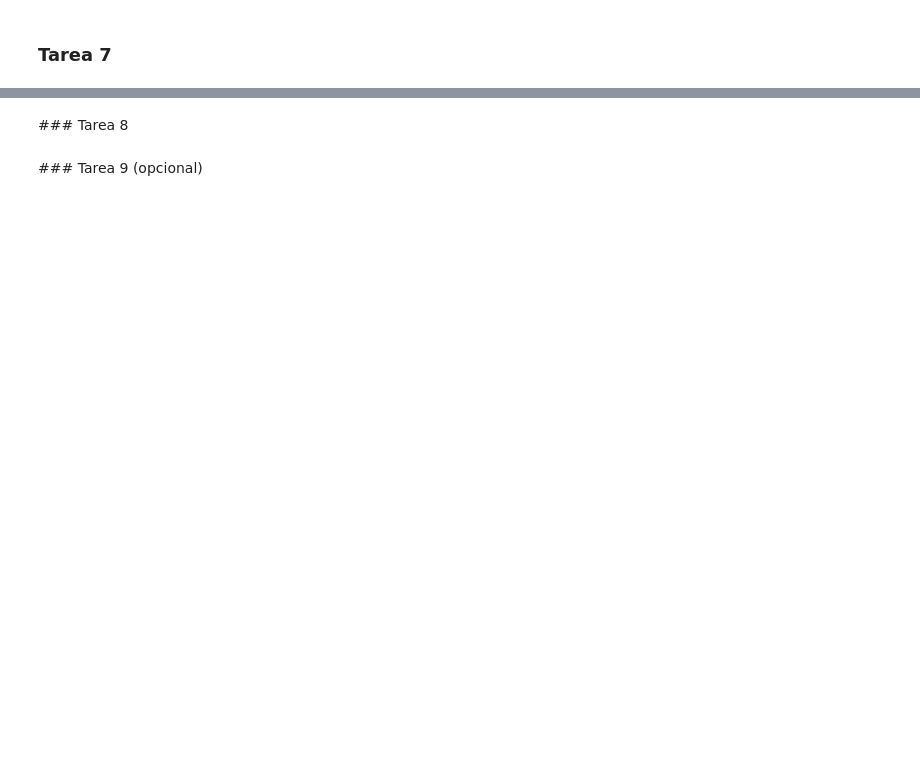
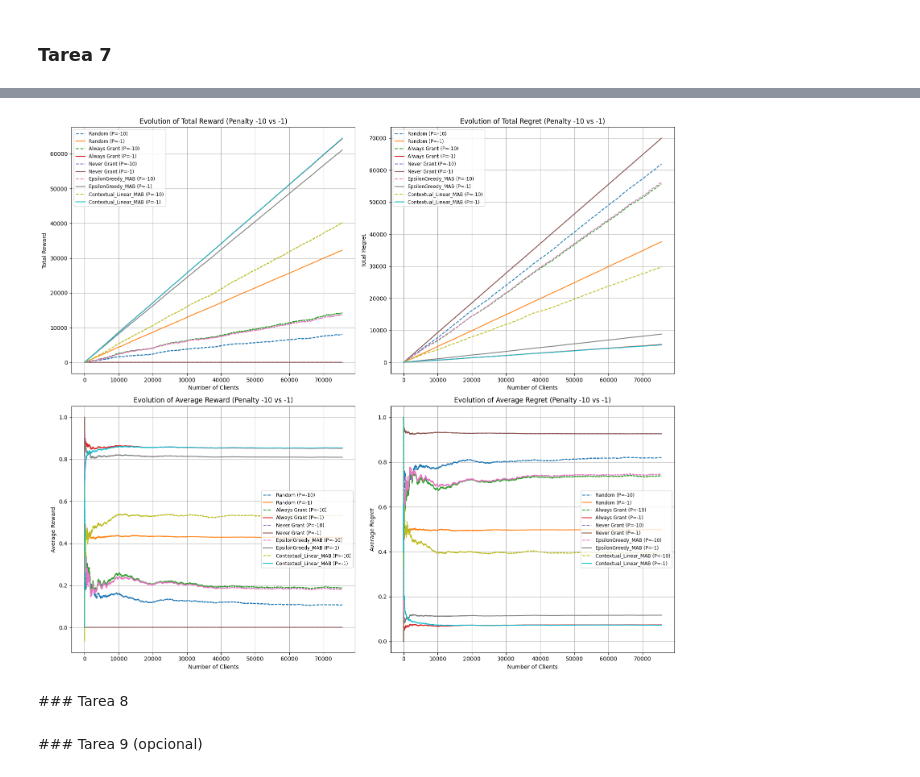
Before and after one commit to RafaDom02/AR, a Jupyter notebook: P2/práctica_2.ipynb, the cells around one changed output, grey strips where cells are left out. Saved outputs shown, nothing was run; the diff lists cells and outputs as text; code cells hidden in the pictures; blank space fills up the shorter version.

```diff
--- a/P2/práctica_2.ipynb
+++ b/P2/práctica_2.ipynb
@@ -1007,0 +1139,90 @@ class clientes_v2:
+# %%
+print(f"--- Gráficas Comparativas (Penalización -10 vs {new_penalty}) ---")
+
+# Ensure N_train is defined (it should be from previous cells)
+if 'N_train' not in globals():
+    N_train = len(df_train)
+iterations = range(1, N_train + 1)
+
+# List of algorithm names as keys in the results dictionaries
+# Ensure these names match exactly what was used when storing results
+algo_names = ["Random", "Always Grant", "Never Grant", "EpsilonGreedy_MAB", "Contextual_Linear_MAB"]
+
+plt.figure(figsize=(16, 14)) # Adjusted figure size for better readability
+
+# --- Plot 1: Total Reward Evolution ---
+plt.subplot(2, 2, 1)
+for algo_name in algo_names:
+    if algo_name in results and algo_name in results_penalty_1:
+        plt.plot(iterations, results[algo_name]["total_rewards"], label=f"{algo_name} (P=-10)", linestyle='--')
+        plt.plot(iterations, results_penalty_1[algo_name]["total_rewards"], label=f"{algo_name} (P=-1)")
+    elif algo_name in results: # If only original exists for some reason
+        plt.plot(iterations, results[algo_name]["total_rewards"], label=f"{algo_name} (P=-10)", linestyle='--')
+    elif algo_name in results_penalty_1: # If only new penalty exists
+        plt.plot(iterations, results_penalty_1[algo_name]["total_rewards"], label=f"{algo_name} (P=-1)")
+plt.xlabel("Number of Clients")
+plt.ylabel("Total Reward")
+plt.title(f"Evolution of Total Reward (Penalty -10 vs {new_penalty})")
+plt.legend(fontsize='small')
+plt.grid(True)
+
+# --- Plot 2: Total Regret Evolution ---
+plt.subplot(2, 2, 2)
+for algo_name in algo_names:
+    if algo_name in results and algo_name in results_penalty_1:
+        plt.plot(iterations, results[algo_name]["total_regrets"], label=f"{algo_name} (P=-10)", linestyle='--')
+        plt.plot(iterations, results_penalty_1[algo_name]["total_regrets"], label=f"{algo_name} (P=-1)")
+    elif algo_name in results:
+        plt.plot(iterations, results[algo_name]["total_regrets"], label=f"{algo_name} (P=-10)", linestyle='--')
+    elif algo_name in results_penalty_1:
+        plt.plot(iterations, results_penalty_1[algo_name]["total_regrets"], label=f"{algo_name} (P=-1)")
+plt.xlabel("Number of Clients")
+plt.ylabel("Total Regret")
+plt.title(f"Evolution of Total Regret (Penalty -10 vs {new_penalty})")
+plt.legend(fontsize='small')
+plt.grid(True)
+
+# --- Plot 3: Average Reward Evolution ---
+plt.subplot(2, 2, 3)
+for algo_name in algo_names:
+    if algo_name in results and algo_name in results_penalty_1:
+        avg_rewards_orig = [r / i for i, r in zip(iterations, results[algo_name]["total_rewards"])]
+        avg_rewards_new_penalty = [r / i for i, r in zip(iterations, results_penalty_1[algo_name]["total_rewards"])]
+        plt.plot(iterations, avg_rewards_orig, label=f"{algo_name} (P=-10)", linestyle='--')
+        plt.plot(iterations, avg_rewards_new_penalty, label=f"{algo_name} (P=-1)")
+    elif algo_name in results:
+        avg_rewards_orig = [r / i for i, r in zip(iterations, results[algo_name]["total_rewards"])]
+        plt.plot(iterations, avg_rewards_orig, label=f"{algo_name} (P=-10)", linestyle='--')
+    elif algo_name in results_penalty_1:
+        avg_rewards_new_penalty = [r / i for i, r in zip(iterations, results_penalty_1[algo_name]["total_rewards"])]
+        plt.plot(iterations, avg_rewards_new_penalty, label=f"{algo_name} (P=-1)")
+plt.xlabel("Number of Clients")
+plt.ylabel("Average Reward")
+plt.title(f"Evolution of Average Reward (Penalty -10 vs {new_penalty})")
+plt.legend(fontsize='small')
+plt.grid(True)
+
+# --- Plot 4: Average Regret Evolution ---
+plt.subplot(2, 2, 4)
+for algo_name in algo_names:
+    if algo_name in results and algo_name in results_penalty_1:
+        avg_regrets_orig = [r / i for i, r in zip(iterations, results[algo_name]["total_regrets"])]
+        avg_regrets_new_penalty = [r / i for i, r in zip(iterations, results_penalty_1[algo_name]["total_regrets"])]
+        plt.plot(iterations, avg_regrets_orig, label=f"{algo_name} (P=-10)", linestyle='--')
+        plt.plot(iterations, avg_regrets_new_penalty, label=f"{algo_name} (P=-1)")
+    elif algo_name in results:
+        avg_regrets_orig = [r / i for i, r in zip(iterations, results[algo_name]["total_regrets"])]
+        plt.plot(iterations, avg_regrets_orig, label=f"{algo_name} (P=-10)", linestyle='--')
+    elif algo_name in results_penalty_1:
+        avg_regrets_new_penalty = [r / i for i, r in zip(iterations, results_penalty_1[algo_name]["total_regrets"])]
+        plt.plot(iterations, avg_regrets_new_penalty, label=f"{algo_name} (P=-1)")
+
+plt.xlabel("Number of Clients")
+plt.ylabel("Average Regret")
+plt.title(f"Evolution of Average Regret (Penalty -10 vs {new_penalty})")
+plt.legend(fontsize='small')
+plt.grid(True)
+
+plt.tight_layout()
+plt.show()
+# %% [output]
@@ -1008,3 +1230,4 @@ class clientes_v2:
+[figure, added]
 # %% [markdown]
 ### Tarea 8
 # %% [markdown]
```
Also changed, not shown: parts of 13 cells of this notebook.
